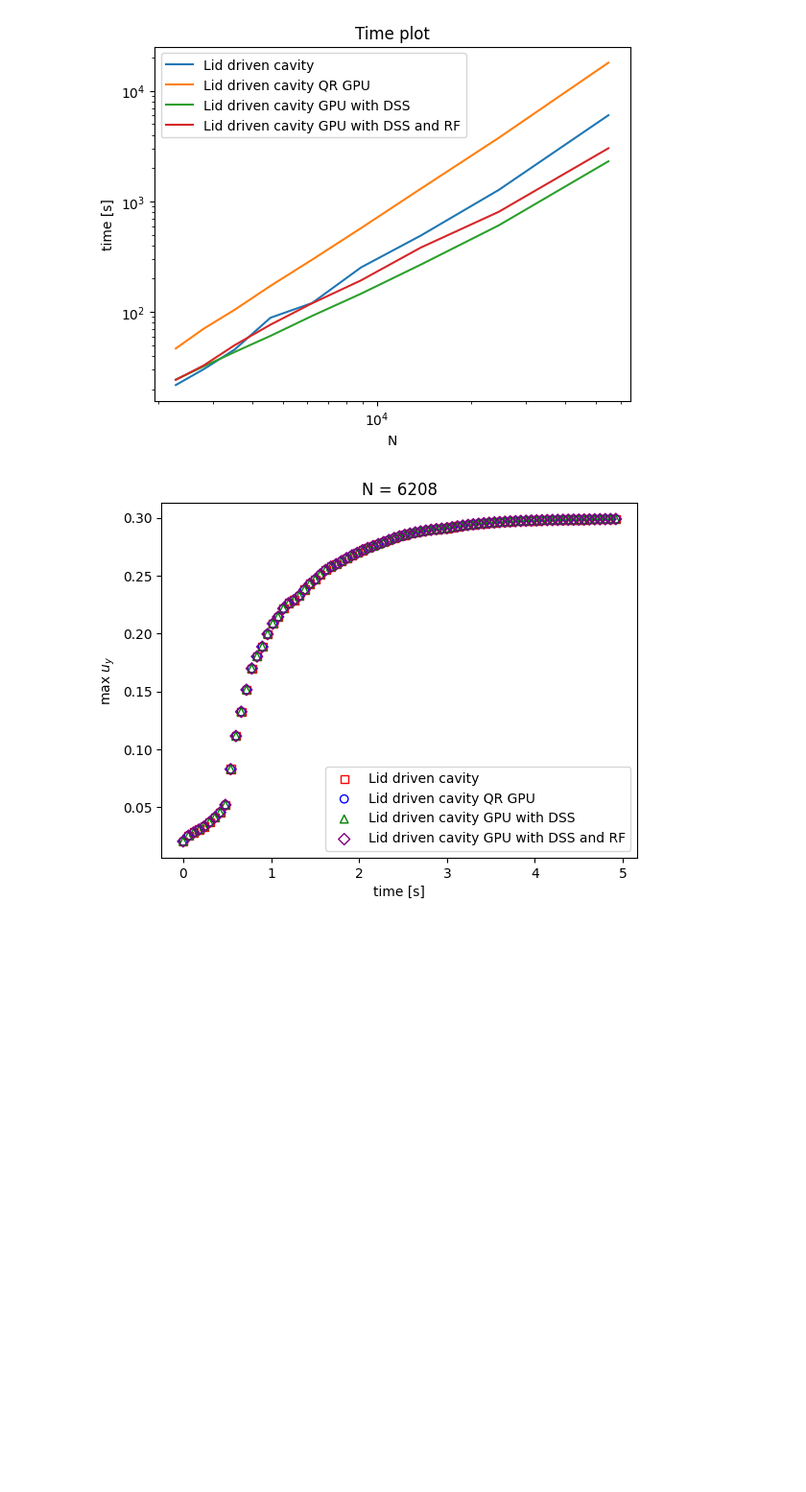
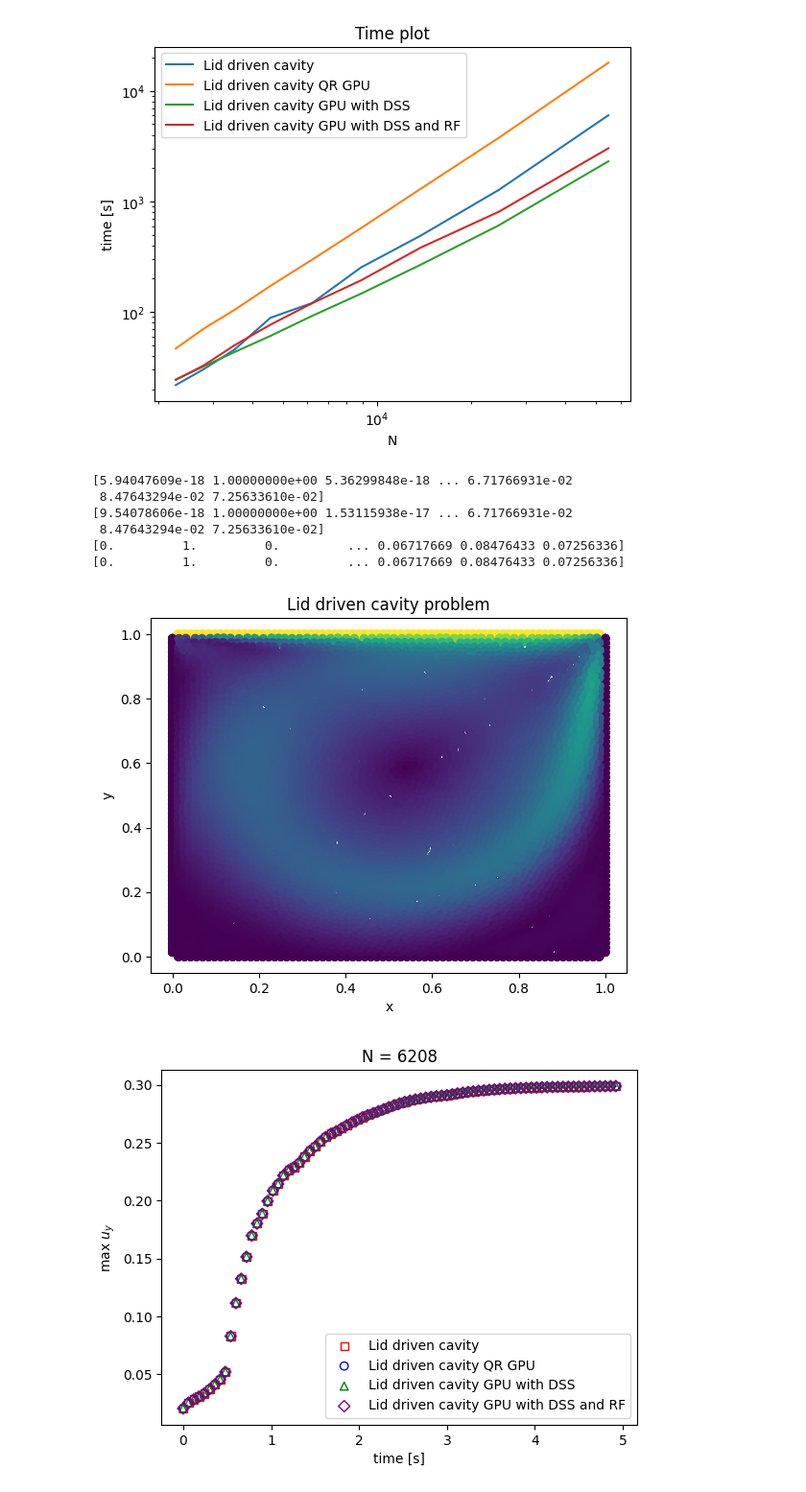
Before and after one commit to ggasper/lid-driven-cavity-gpu, a Jupyter notebook: benchmark/benchmark.ipynb, the cells around one changed output. Shown at 96% size. Saved outputs shown, nothing was run; the diff lists cells and outputs as text; code cells hidden in the pictures; blank space fills up the shorter version.

```diff
--- a/benchmark/benchmark.ipynb
+++ b/benchmark/benchmark.ipynb
@@ -108,6 +109,31 @@ ax.legend()
 # %% [output]
 <matplotlib.legend.Legend at 0x...>
 [figure]
+# %%
+# fig, axs = plt.subplots(3, 3, figsize=(16,16))
+fig, ax = plt.subplots()
+# for i, h in enumerate(hs):
+h = hs[3]
+for j, (name, (solver_u, solver_p)) in enumerate(programs.items()):
+    result_file = Path('..') / get_output_path(f"{solver_u}_{solver_p}", h)
+    with h5py.File(result_file) as f:
+        u = np.array(f['velocity'], dtype=np.float64)
+        pos = np.array(f['domain/pos'], dtype=np.float64)
+        N = len(f['domain/pos'][0])
+        u_norm = np.linalg.norm(u, axis=0)
+        print(u_norm)
+        ax.scatter(pos[0], pos[1],c=u_norm)
+        ax.set_xlabel('x')
+        ax.set_ylabel('y')
+        ax.set_title('Lid driven cavity problem')
+# %% [output]
+[5.94047609e-18 1.00000000e+00 5.36299848e-18 ... 6.71766931e-02
+ 8.47643294e-02 7.25633610e-02]
+[9.54078606e-18 1.00000000e+00 1.53115938e-17 ... 6.71766931e-02
+ 8.47643294e-02 7.25633610e-02]
+[0.         1.         0.         ... 0.06717669 0.08476433 0.07256336]
+[0.         1.         0.         ... 0.06717669 0.08476433 0.07256336]
+[figure, added]
 # %%
 # fig, axs = plt.subplots(len(hs), figsize=(8,32))
 # for i, h in enumerate(hs):
```
Also changed, not shown: parts of 4 cells of this notebook, 8 other files.
